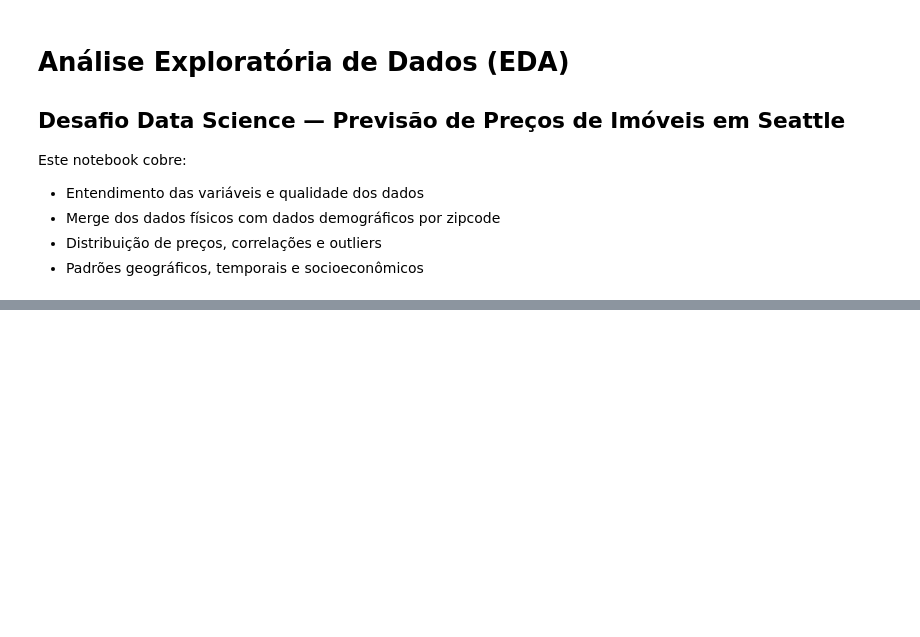
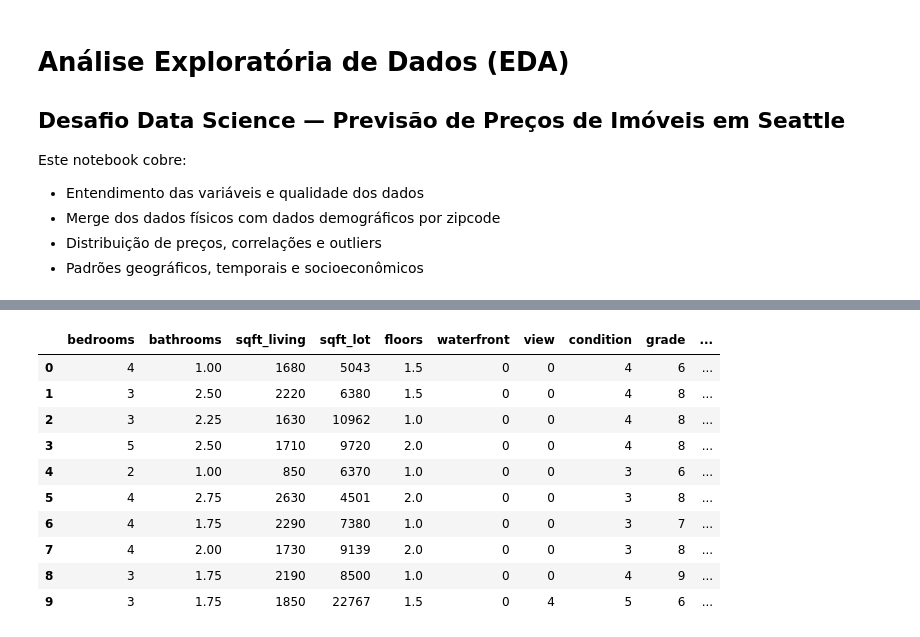
Before and after one commit to rogerestatistico/HOUSE_PRICE_PREDICTION, a Jupyter notebook: notebooks/01_EDA_Analise_Exploratoria.ipynb, the cells around one changed output, grey strips where cells are left out. Cells and saved outputs as stored; diff of their text form; code cells hidden in the pictures; blank space fills up the shorter version.

```diff
--- a/notebooks/01_EDA_Analise_Exploratoria.ipynb
+++ b/notebooks/01_EDA_Analise_Exploratoria.ipynb
@@ -269,0 +118,15 @@ print("\n=== EDA CONCLUIDA — todos os graficos salvos em /outputs ===")
+# %%
+# VENDO OS DADOS
+future.head(10)
+# %% [output]
+|  | bedrooms | bathrooms | sqft_living | sqft_lot | floors | waterfront | view | condition | grade | ... |
+| 0 | 4 | 1.00 | 1680 | 5043 | 1.5 | 0 | 0 | 4 | 6 | ... |
+| 1 | 3 | 2.50 | 2220 | 6380 | 1.5 | 0 | 0 | 4 | 8 | ... |
+| 2 | 3 | 2.25 | 1630 | 10962 | 1.0 | 0 | 0 | 4 | 8 | ... |
+| 3 | 5 | 2.50 | 1710 | 9720 | 2.0 | 0 | 0 | 4 | 8 | ... |
+| 4 | 2 | 1.00 | 850 | 6370 | 1.0 | 0 | 0 | 3 | 6 | ... |
+| 5 | 4 | 2.75 | 2630 | 4501 | 2.0 | 0 | 0 | 3 | 8 | ... |
+| 6 | 4 | 1.75 | 2290 | 7380 | 1.0 | 0 | 0 | 3 | 7 | ... |
+| 7 | 4 | 2.00 | 1730 | 9139 | 2.0 | 0 | 0 | 3 | 8 | ... |
+| 8 | 3 | 1.75 | 2190 | 8500 | 1.0 | 0 | 0 | 4 | 9 | ... |
+| 9 | 3 | 1.75 | 1850 | 22767 | 1.5 | 0 | 4 | 5 | 6 | ... |
```
Also changed, not shown: parts of 47 cells of this notebook.
